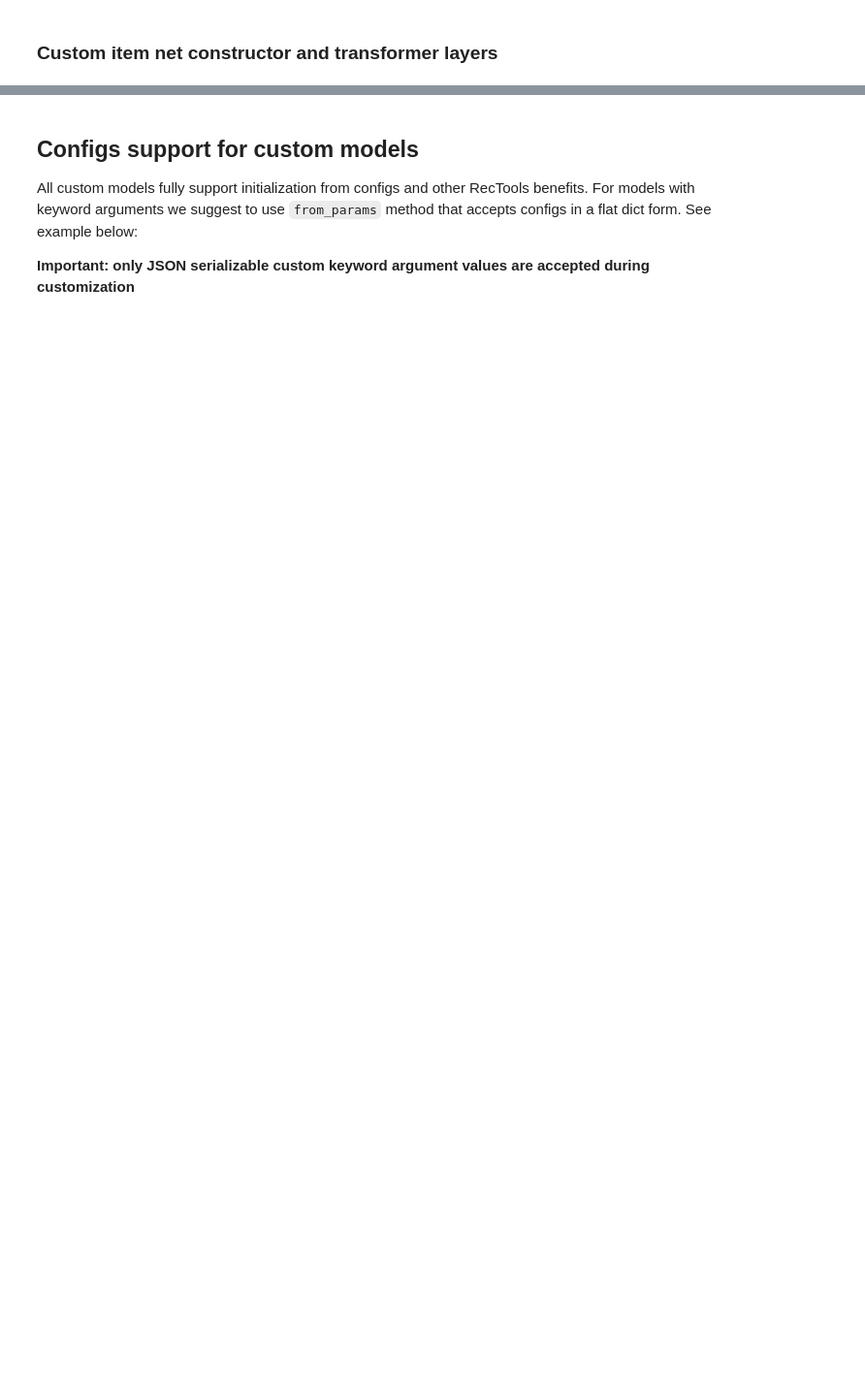
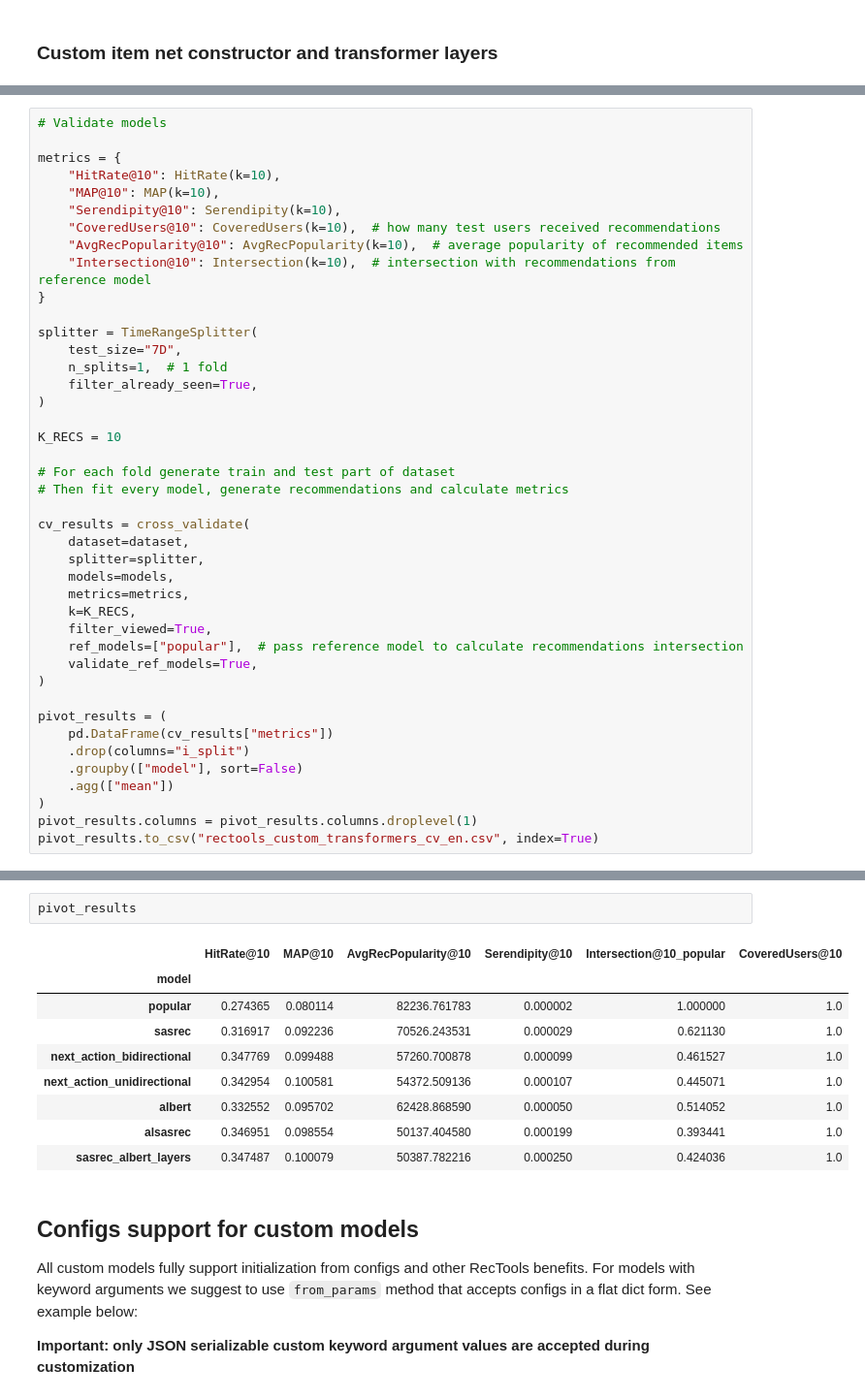
Before and after one commit to MobileTeleSystems/RecTools, a Jupyter notebook: examples/tutorials/transformers_customization_guide.ipynb, the cells around one changed output, grey strips where cells are left out. Shown at 97% size. Saved outputs shown, nothing was run; the diff lists cells and outputs as text; blank space fills up the shorter version.

Commit message:
validation in customization

```diff
--- a/examples/tutorials/transformers_customization_guide.ipynb
+++ b/examples/tutorials/transformers_customization_guide.ipynb
@@ -383,0 +548,42 @@ HPU available: False, using: 0 HPUs
+# %%
+# Validate models
+
+metrics = {
+    "HitRate@10": HitRate(k=10),
+    "MAP@10": MAP(k=10),
+    "Serendipity@10": Serendipity(k=10),
+    "CoveredUsers@10": CoveredUsers(k=10),  # how many test users received recommendations
+    "AvgRecPopularity@10": AvgRecPopularity(k=10),  # average popularity of recommended items
+    "Intersection@10": Intersection(k=10),  # intersection with recommendations from reference model
+}
+
+splitter = TimeRangeSplitter(
+    test_size="7D",
+    n_splits=1,  # 1 fold
+    filter_already_seen=True,
+)
+
+K_RECS = 10
+
+# For each fold generate train and test part of dataset
+# Then fit every model, generate recommendations and calculate metrics
+
+cv_results = cross_validate(
+    dataset=dataset,
+    splitter=splitter,
+    models=models,
+    metrics=metrics,
+    k=K_RECS,
+    filter_viewed=True,
+    ref_models=["popular"],  # pass reference model to calculate recommendations intersection
+    validate_ref_models=True,
+)
+
+pivot_results = (
+    pd.DataFrame(cv_results["metrics"])
+    .drop(columns="i_split")
+    .groupby(["model"], sort=False)
+    .agg(["mean"])
+)
+pivot_results.columns = pivot_results.columns.droplevel(1)
+pivot_results.to_csv("rectools_custom_transformers_cv_en.csv", index=True)
@@ -384,3 +603,15 @@ HPU available: False, using: 0 HPUs
+# %%
+pivot_results
+# %% [output]
+|  | HitRate@10 | MAP@10 | AvgRecPopularity@10 | Serendipity@10 | Intersection@10_popular | CoveredUsers@10 |
+| model |  |  |  |  |  |  |
+| popular | 0.274365 | 0.080114 | 82236.761783 | 0.000002 | 1.000000 | 1.0 |
+| sasrec | 0.316917 | 0.092236 | 70526.243531 | 0.000029 | 0.621130 | 1.0 |
+| next_action_bidirectional | 0.347769 | 0.099488 | 57260.700878 | 0.000099 | 0.461527 | 1.0 |
+| next_action_unidirectional | 0.342954 | 0.100581 | 54372.509136 | 0.000107 | 0.445071 | 1.0 |
+| albert | 0.332552 | 0.095702 | 62428.868590 | 0.000050 | 0.514052 | 1.0 |
+| alsasrec | 0.346951 | 0.098554 | 50137.404580 | 0.000199 | 0.393441 | 1.0 |
+| sasrec_albert_layers | 0.347487 | 0.100079 | 50387.782216 | 0.000250 | 0.424036 | 1.0 |
 # %% [markdown]
 ## Configs support for custom models
 All custom models fully support initialization from configs and other RecTools benefits. For models with keyword arguments we suggest to use `from_params` method that accepts configs in a flat dict form. See example below:
```
Also changed, not shown: parts of 23 cells of this notebook, 1 other file.
